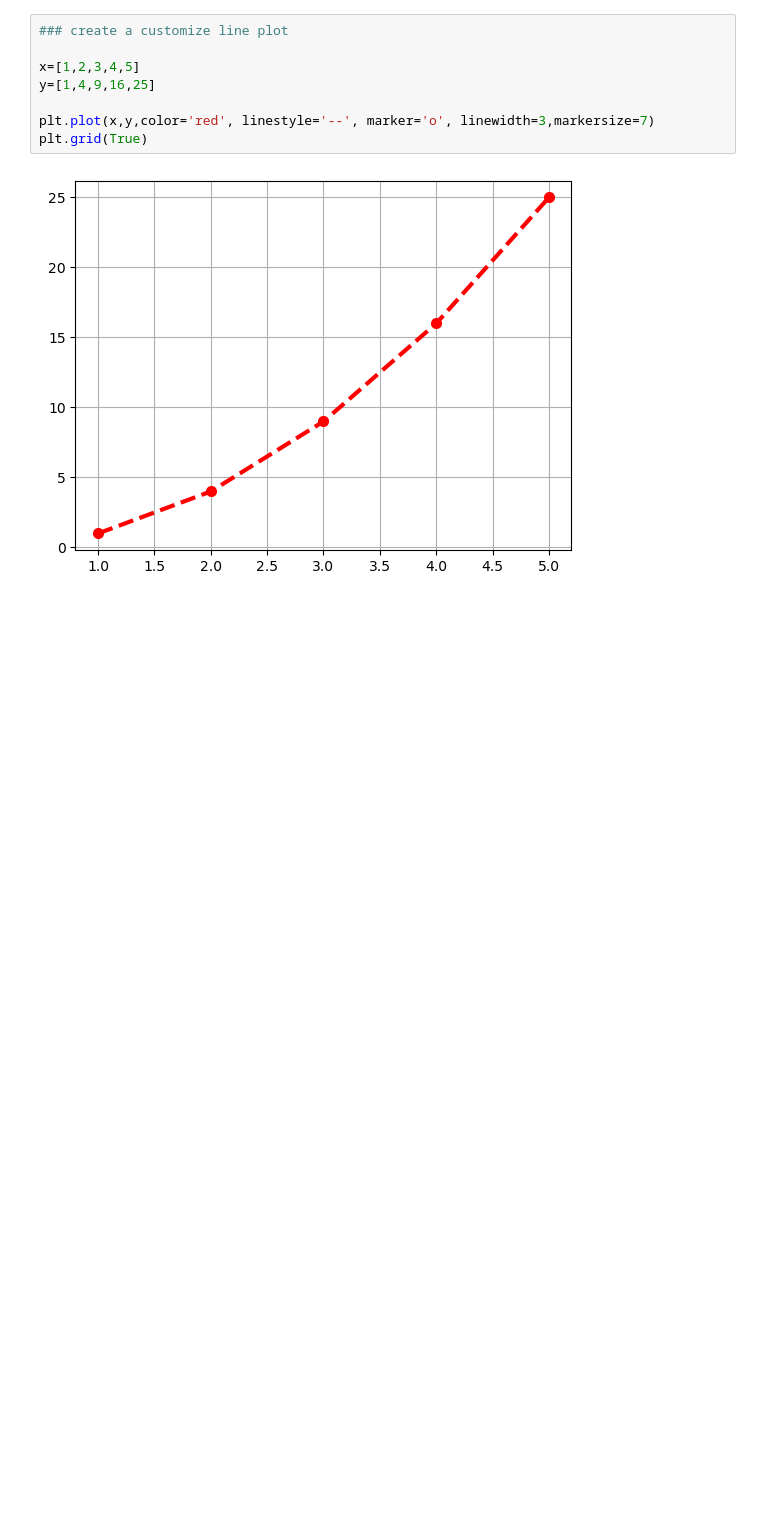
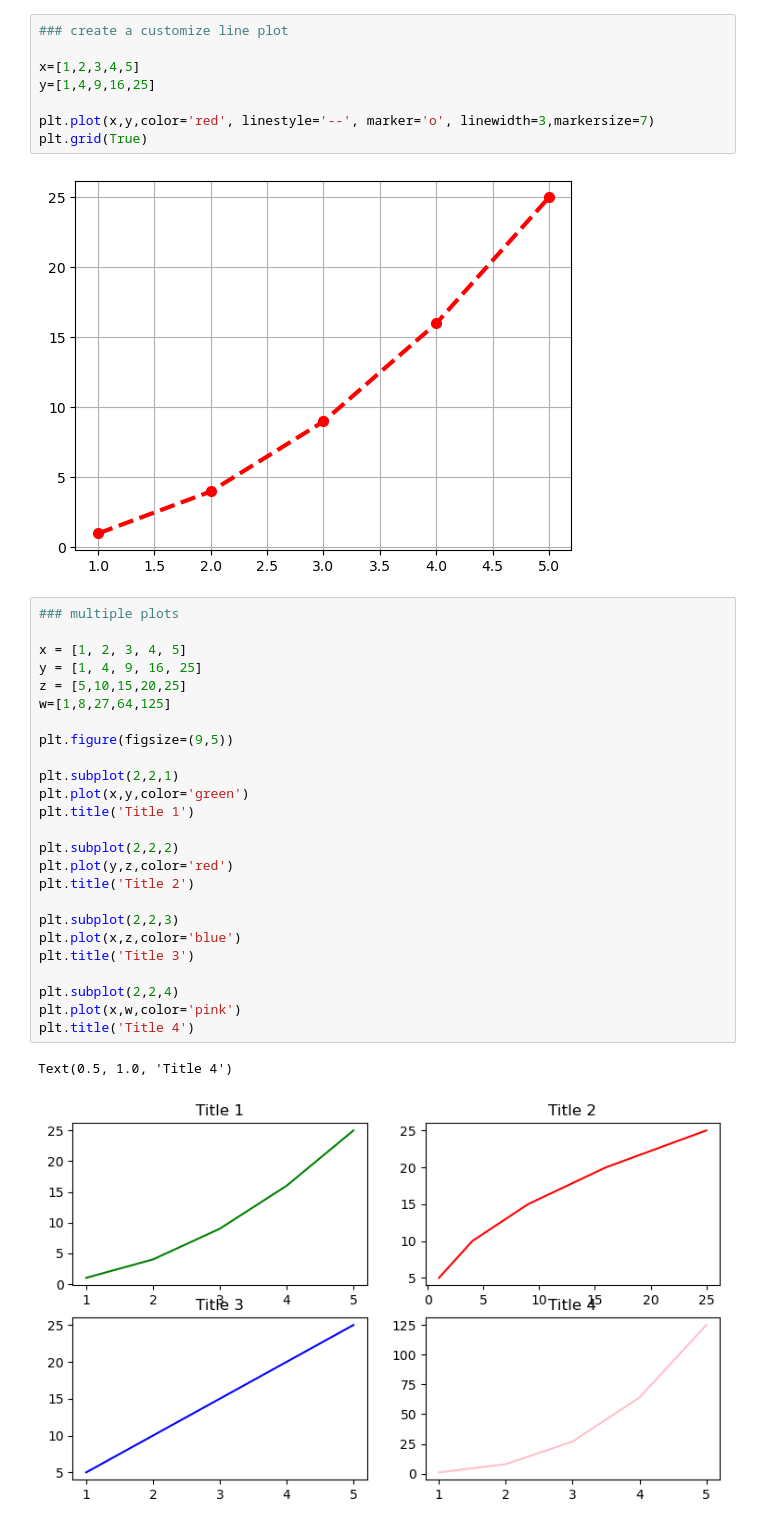
Before and after one commit to Parth0124/Python-Practice, a Jupyter notebook: Data Analysis/matplotlib.ipynb, the cells around one changed output. Saved outputs shown, nothing was run; the diff lists cells and outputs as text; blank space fills up the shorter version.

```diff
--- a/Data Analysis/matplotlib.ipynb
+++ b/Data Analysis/matplotlib.ipynb
@@ -22,3 +22,31 @@ plt.plot(x,y,color='red', linestyle='--', marker='o', linewidth=3,markersize=7)
 plt.grid(True)
 # %% [output]
 [figure]
+# %%
+### multiple plots
+
+x = [1, 2, 3, 4, 5]
+y = [1, 4, 9, 16, 25]
+z = [5,10,15,20,25]
+w=[1,8,27,64,125]
+
+plt.figure(figsize=(9,5))
+
+plt.subplot(2,2,1)
+plt.plot(x,y,color='green')
+plt.title('Title 1')
+
+plt.subplot(2,2,2)
+plt.plot(y,z,color='red')
+plt.title('Title 2')
+
+plt.subplot(2,2,3)
+plt.plot(x,z,color='blue')
+plt.title('Title 3')
+
+plt.subplot(2,2,4)
+plt.plot(x,w,color='pink')
+plt.title('Title 4')
+# %% [output]
+Text(0.5, 1.0, 'Title 4')
+[figure, added]
```
